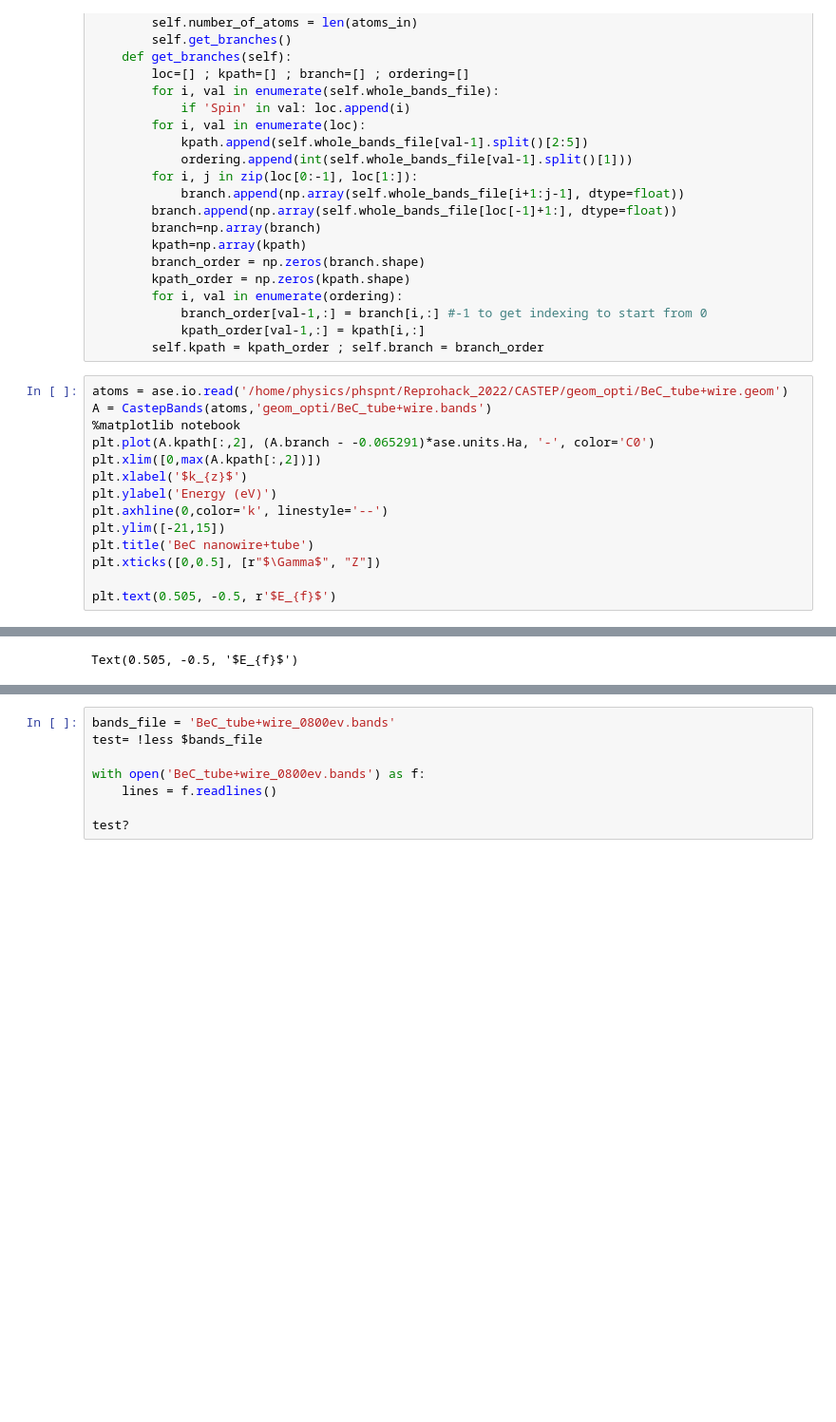
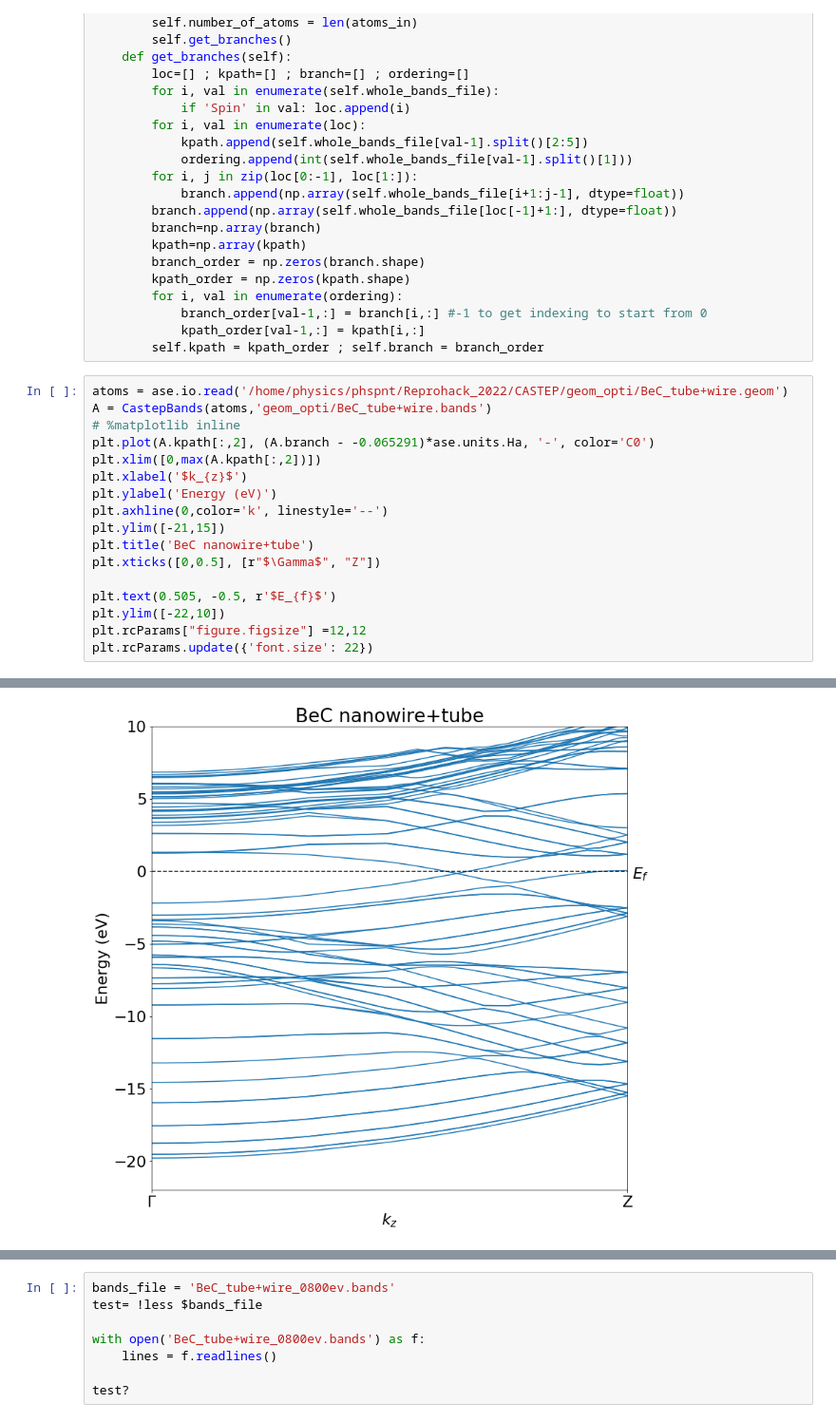
Before and after one commit to ConnorSA/Reprohack_2022, a Jupyter notebook: CASTEP/CASTEP_bands_analyzer.ipynb, the cells around one changed output, grey strips where cells are left out. Shown at 95% size. Drawn from its saved outputs; the diff is of its cells as text; blank space fills up the shorter version.

Commit message:
Final elec band plots

```diff
--- a/CASTEP/CASTEP_bands_analyzer.ipynb
+++ b/CASTEP/CASTEP_bands_analyzer.ipynb
@@ -34,7 +34,7 @@ class CastepBands:
 # %%
 atoms = ase.io.read('/home/physics/phspnt/Reprohack_2022/CASTEP/geom_opti/BeC_tube+wire.geom')
 A = CastepBands(atoms,'geom_opti/BeC_tube+wire.bands')
-%matplotlib notebook
+# %matplotlib inline
 plt.plot(A.kpath[:,2], (A.branch - -0.065291)*ase.units.Ha, '-', color='C0')
 plt.xlim([0,max(A.kpath[:,2])])
 plt.xlabel('$k_{z}$')
@@ -45,4 +45,7 @@ plt.title('BeC nanowire+tube')
 plt.xticks([0,0.5], [r"$\Gamma$", "Z"])
 
 plt.text(0.505, -0.5, r'$E_{f}$')
+plt.ylim([-22,10])
+plt.rcParams["figure.figsize"] =12,12
+plt.rcParams.update({'font.size': 22})
 # %% [output]
@@ -51,4 +52,4 @@ plt.text(0.505, -0.5, r'$E_{f}$')
-Text(0.505, -0.5, '$E_{f}$')
+[figure, added]
 # %%
 atoms = ase.io.read('/home/physics/phspnt/Reprohack_2022/CASTEP/geom_opti/C_nanotube.geom')
 A = CastepBands(atoms,'geom_opti/C_nanotube.bands')
```
Also changed, not shown: parts of 3 cells of this notebook, 2 other files.
